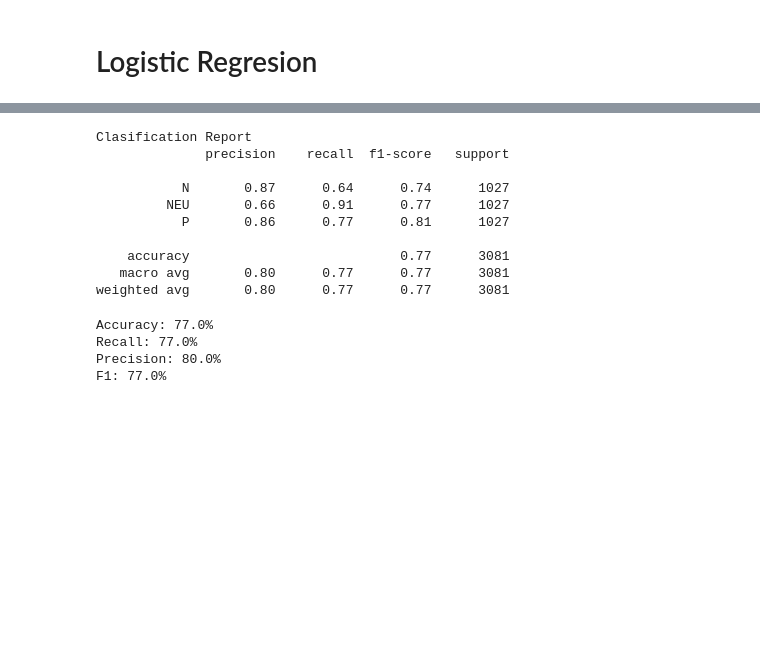
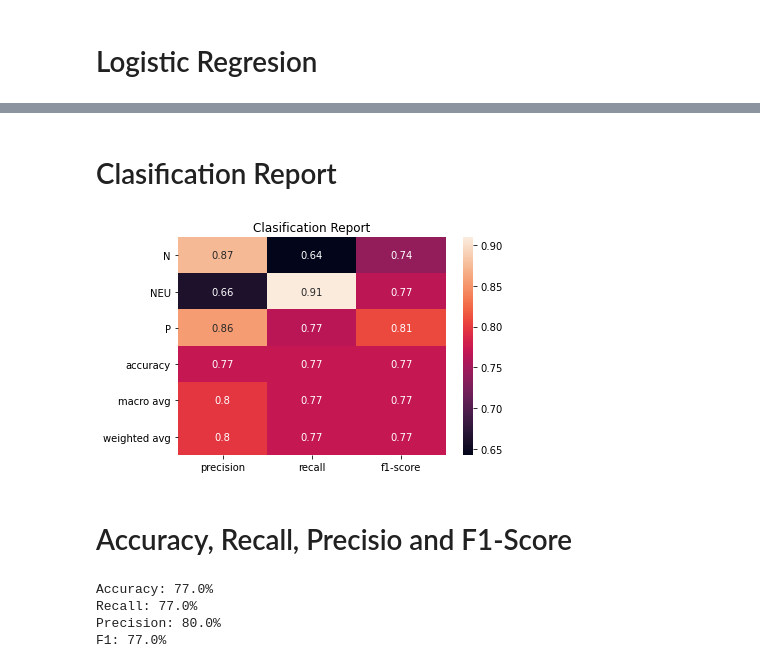
Before and after one commit to skilletComatose/hate_speech, a Jupyter notebook: hate_speech.ipynb, the cells around one changed output, grey strips where cells are left out. Drawn from its saved outputs; the diff is of its cells as text; code cells hidden in the pictures; blank space fills up the shorter version.

```diff
--- a/hate_speech.ipynb
+++ b/hate_speech.ipynb
@@ -179,16 +182,18 @@ plt.show()
+# %% [markdown]
+# Clasification Report
+# %%
+cla = classification_report(y_test, y_pred,output_dict=True)
+sn.heatmap(pd.DataFrame(cla).iloc[:-1, :].T, annot=True)
+plt.title('Clasification Report')
+plt.savefig('clasification_report.jpg')
+# %% [output]
+[figure, added]
 # %%
+"""
 print('\nClasification Report')
 print(classification_report(y_test, y_pred))
 cv_score = np.mean(cross_val_score(classifier, x_train,y_train, cv=3, scoring='accuracy'))
+"""
-# %% [output]
-Clasification Report
-              precision    recall  f1-score   support
-
-           N       0.87      0.64      0.74      1027
-         NEU       0.66      0.91      0.77      1027
-           P       0.86      0.77      0.81      1027
-
-    accuracy                           0.77      3081
-   macro avg       0.80      0.77      0.77      3081
-weighted avg       0.80      0.77      0.77      3081
+# %% [markdown]
+# Accuracy, Recall, Precisio and F1-Score
 # %%
```
Also changed, not shown: parts of 6 cells of this notebook, 2 other files.
